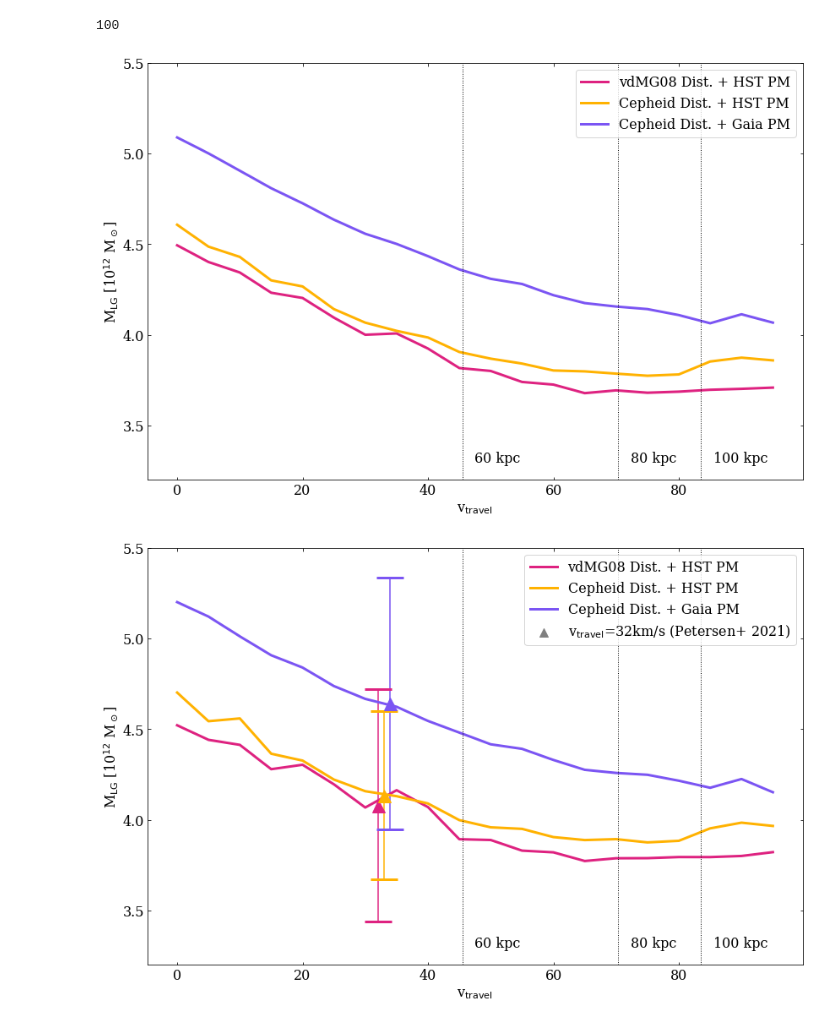
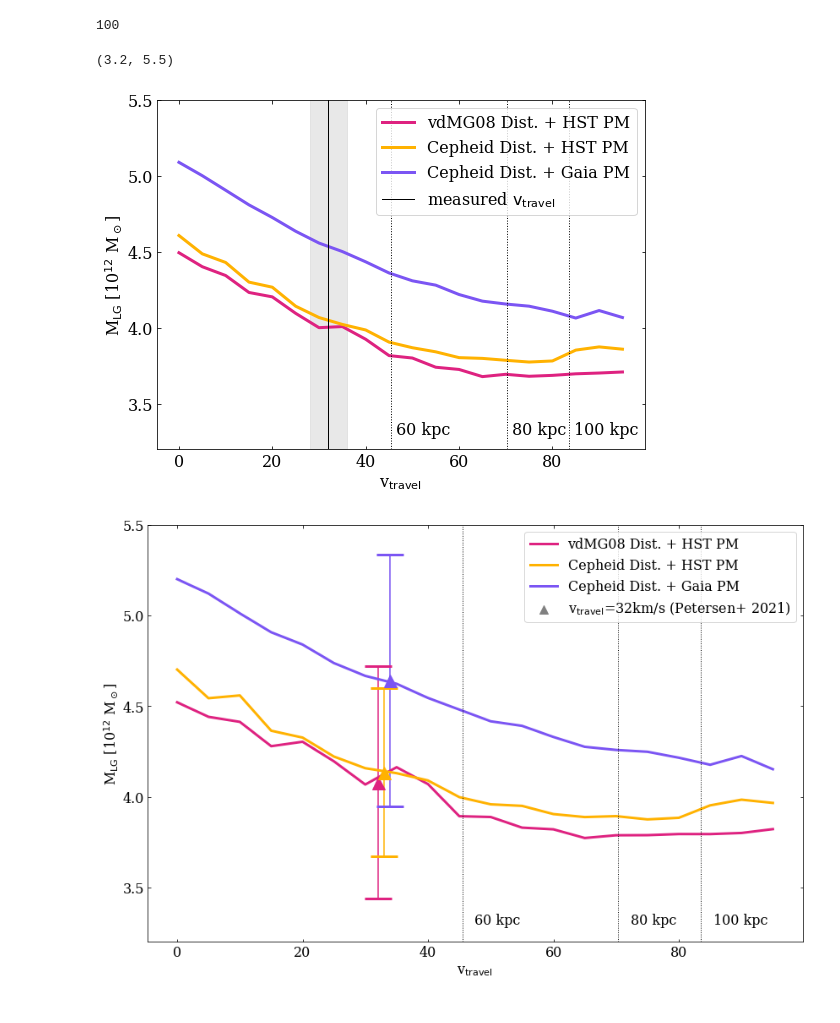
Before and after one commit to katiechambe/yellowCard, a Jupyter notebook: notebooks/pymc3-analyze-runs.ipynb, the cells around one changed output. Cells and saved outputs as stored; diff of their text form; code cells hidden in the pictures.

```diff
--- a/notebooks/pymc3-analyze-runs.ipynb
+++ b/notebooks/pymc3-analyze-runs.ipynb
@@ -147,3 +147,12 @@ for i in range(3):
 vdMG08 Dist. + HST PM:  [3.51757101 3.9831388  4.6095211 ]
 Cepheid Dist. + Gaia PM:  [3.97169036 4.53537345 5.30998381]
 Cepheid Dist. + HST PM:  [3.71363318 4.05377158 4.56875186]
+# %%
+model = ["vdm2012","fiducial2021","Dataset3"]
+label = ["vdMG08 Dist. + HST PM","Cepheid Dist. + Gaia PM","Cepheid Dist. + HST PM"]
+percentilesFore = {}
+for i in range(3):
+    data = az.from_json(f"../pymc3-data/{model[i]}_vtravel_32.json")
+    e_values = np.asarray(data.posterior['e']).ravel()
+    print(f"{label[i]}: ",np.percentile(e_values, [16, 50, 84]))
+    percentilesFore[f"{model[i]}"] = np.percentile(e_values, [16,50,84])
@@ -259,35 +300,52 @@ nico_data = [[60.09584664536741, 45.45454545454547],
 # %%
 modelChoices = ["vdm2012","Dataset3","fiducial2021"]
 label = [r"vdMG08 Dist. + HST PM",r"Cepheid Dist. + HST PM",r"Cepheid Dist. + Gaia PM"]
 alpha = [0,1,2]
 
-fig,ax=plt.subplots(figsize=(12,8))
+fig,ax=plt.subplots(figsize=(8,6))
 for mod,al in zip(modelChoices,alpha):
     plt.plot(meds_vtravel[mod]['vtravel'][:-1], meds_vtravel[mod]['M'][:-1],
              label=labels[mod], color=palette[mod], lw=3)
 
 # # to include 32km/s points and label in legend:
 # for mod,al in zip(modelChoices,alpha):
 #     plt.errorbar(x=meds_32[mod]['vtravel']+al,
 #                  y=meds_32[mod]['M'],
 #                  yerr=stds_32[mod]['M'],
 #                  color=palette[mod],capsize=16,
 #                  capthick=3,marker='^',ms=15)
 # plt.scatter(0,0,label=r'v$_{\rm travel}$=32km/s (Petersen+ 2021)',marker="^",s=100,color='grey')
 
 ax.set_xlabel(r'v$_{\rm travel}$')
 ax.set_ylabel(r'M$_{\rm LG}$ [10$^{12}$ M$_\odot$]')
 for i in range(len(nico_data))[0:-1]:
     plt.axvline(nico_data[i][1],color="black", linestyle="dotted", lw=1)
-    plt.text(nico_data[i][1]+2, 3.3,"%.0f kpc" % nico_data[i][0])
+    plt.text(nico_data[i][1]+1, 3.3,"%.0f kpc" % nico_data[i][0])
+
+
+plt.ylim(3.2,5.5)
+
+ylims = ax.get_ylim()
+print(ylims)
+
+ax.fill_betweenx(np.linspace(ylims[0],ylims[1]),
+                             32-4, 32+4,
+                             color='lightgrey',
+                             alpha=0.5,
+#                              label=r"measured $\rm v_{travel}$"
+                )
+
+plt.axvline(32,color="black", linestyle="solid", lw=1,label=r"measured $\rm v_{travel}$")
+
 
 plt.legend(loc="upper right")
-plt.ylim(3.2,5.5)
+
 plt.tight_layout()
 plt.savefig("../plots/analyze-runs-MvsV.pdf")
 plt.show()
 # %% [output]
+(3.2, 5.5)
-[figure, old version]
+[figure, new version]
 # %%
 modelChoices = ["vdm2012","Dataset3","fiducial2021"]
 label = [r"vdMG08 Dist. + HST PM",r"Cepheid Dist. + HST PM",r"Cepheid Dist. + Gaia PM"]
```
Also changed, not shown: parts of 2 cells of this notebook.
